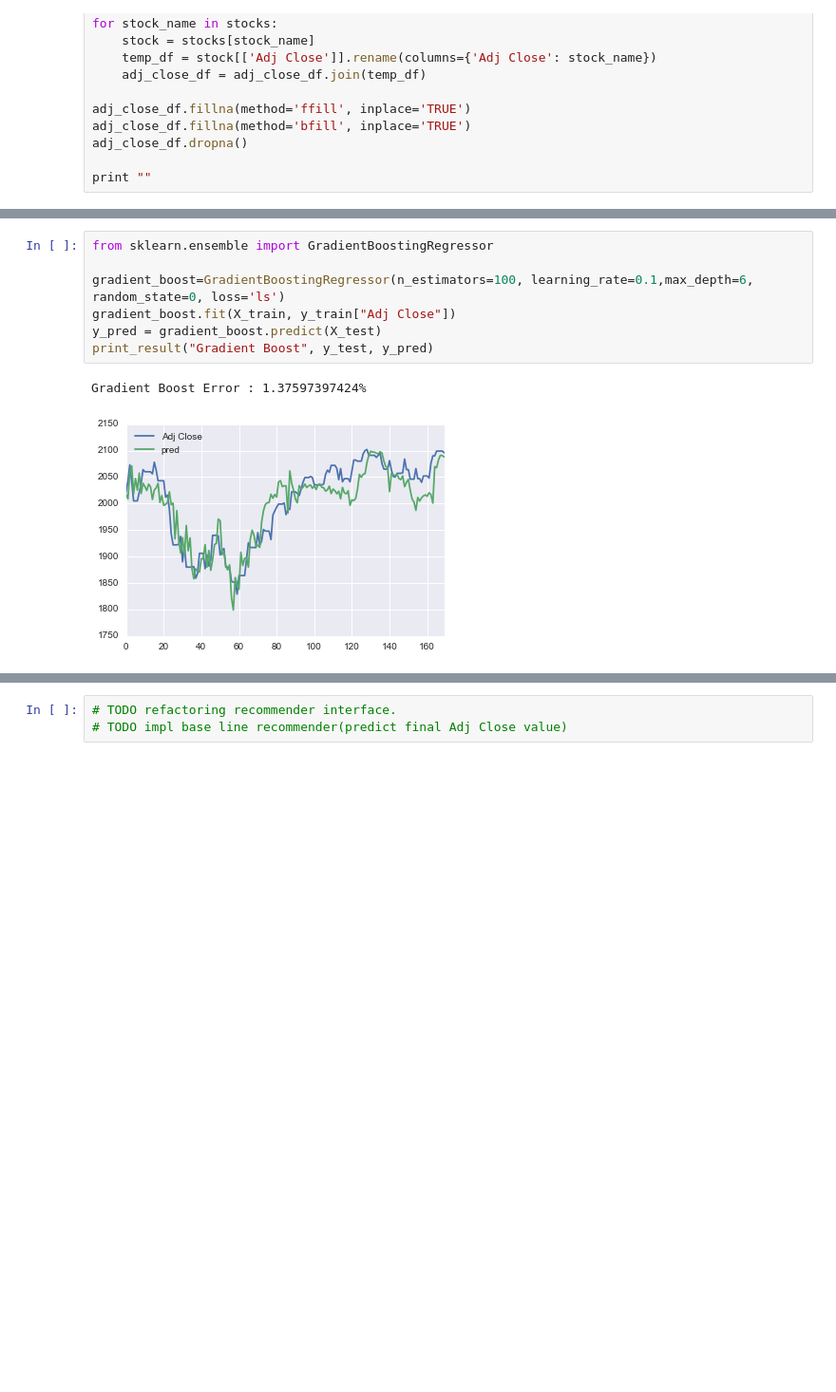
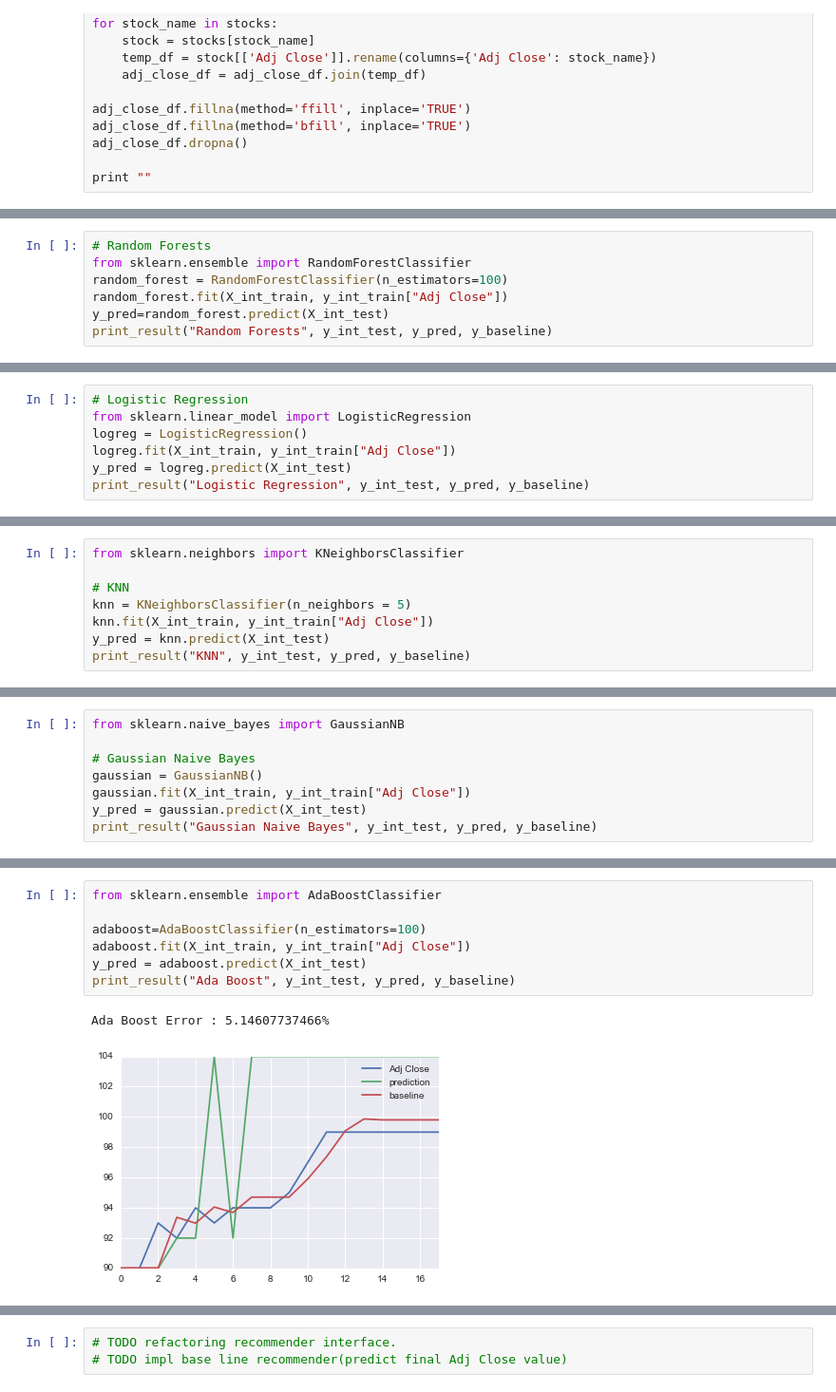
Before and after one commit to sunggeunkim/trading, a Jupyter notebook: capstone.ipynb, the cells around one changed output, grey strips where cells are left out. Shown: that part at 95% size. Drawn from its saved outputs; the diff is of its cells as text; blank space fills up the shorter version.

```diff
--- a/capstone.ipynb
+++ b/capstone.ipynb
@@ -263,0 +328,7 @@ Lasso LARS Error : 2.04686186391%
+# %%
+# Random Forests
+from sklearn.ensemble import RandomForestClassifier
+random_forest = RandomForestClassifier(n_estimators=100)
+random_forest.fit(X_int_train, y_int_train["Adj Close"])
+y_pred=random_forest.predict(X_int_test)
+print_result("Random Forests", y_int_test, y_pred, y_baseline)
@@ -263,0 +338,7 @@ Lasso LARS Error : 2.04686186391%
+# %%
+# Logistic Regression
+from sklearn.linear_model import LogisticRegression
+logreg = LogisticRegression()
+logreg.fit(X_int_train, y_int_train["Adj Close"])
+y_pred = logreg.predict(X_int_test)
+print_result("Logistic Regression", y_int_test, y_pred, y_baseline)
@@ -283,0 +360,8 @@ Ridge Error : 1.54297083105%
+# %%
+from sklearn.neighbors import KNeighborsClassifier
+
+# KNN
+knn = KNeighborsClassifier(n_neighbors = 5)
+knn.fit(X_int_train, y_int_train["Adj Close"])
+y_pred = knn.predict(X_int_test)
+print_result("KNN", y_int_test, y_pred, y_baseline)
@@ -283,0 +371,8 @@ Ridge Error : 1.54297083105%
+# %%
+from sklearn.naive_bayes import GaussianNB
+
+# Gaussian Naive Bayes
+gaussian = GaussianNB()
+gaussian.fit(X_int_train, y_int_train["Adj Close"])
+y_pred = gaussian.predict(X_int_test)
+print_result("Gaussian Naive Bayes", y_int_test, y_pred, y_baseline)
@@ -284,10 +382,10 @@ Ridge Error : 1.54297083105%
 # %%
-from sklearn.ensemble import GradientBoostingRegressor
+from sklearn.ensemble import AdaBoostClassifier
 
-gradient_boost=GradientBoostingRegressor(n_estimators=100, learning_rate=0.1,max_depth=6, random_state=0, loss='ls')
-gradient_boost.fit(X_train, y_train["Adj Close"])
-y_pred = gradient_boost.predict(X_test)
-print_result("Gradient Boost", y_test, y_pred)
+adaboost=AdaBoostClassifier(n_estimators=100)
+adaboost.fit(X_int_train, y_int_train["Adj Close"])
+y_pred = adaboost.predict(X_int_test)
+print_result("Ada Boost", y_int_test, y_pred, y_baseline)
 # %% [output]
-Gradient Boost Error : 1.37597397424%
+Ada Boost Error : 5.14607737466%
-[figure, old version]
+[figure, new version]
```
Also changed, not shown: parts of 22 cells of this notebook.
